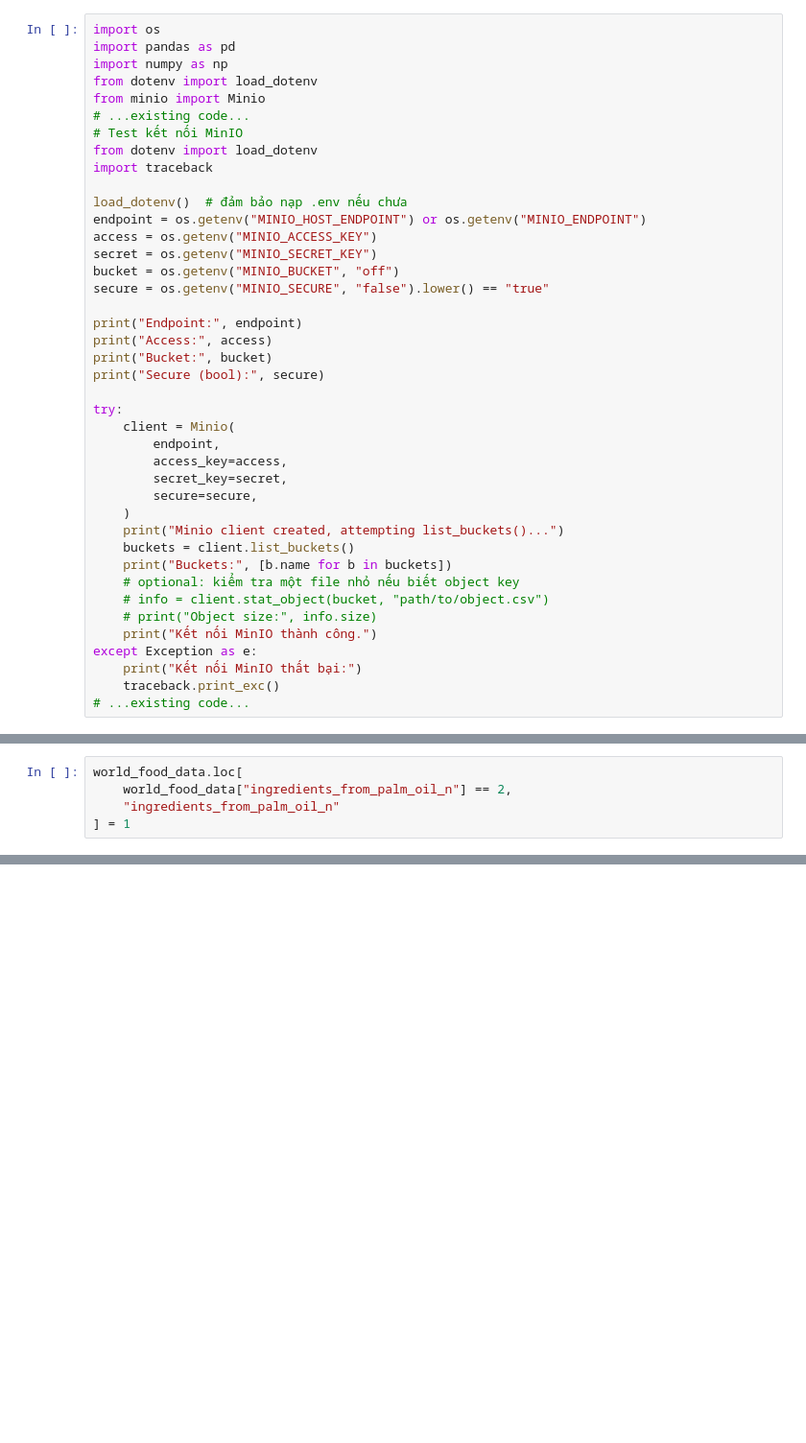
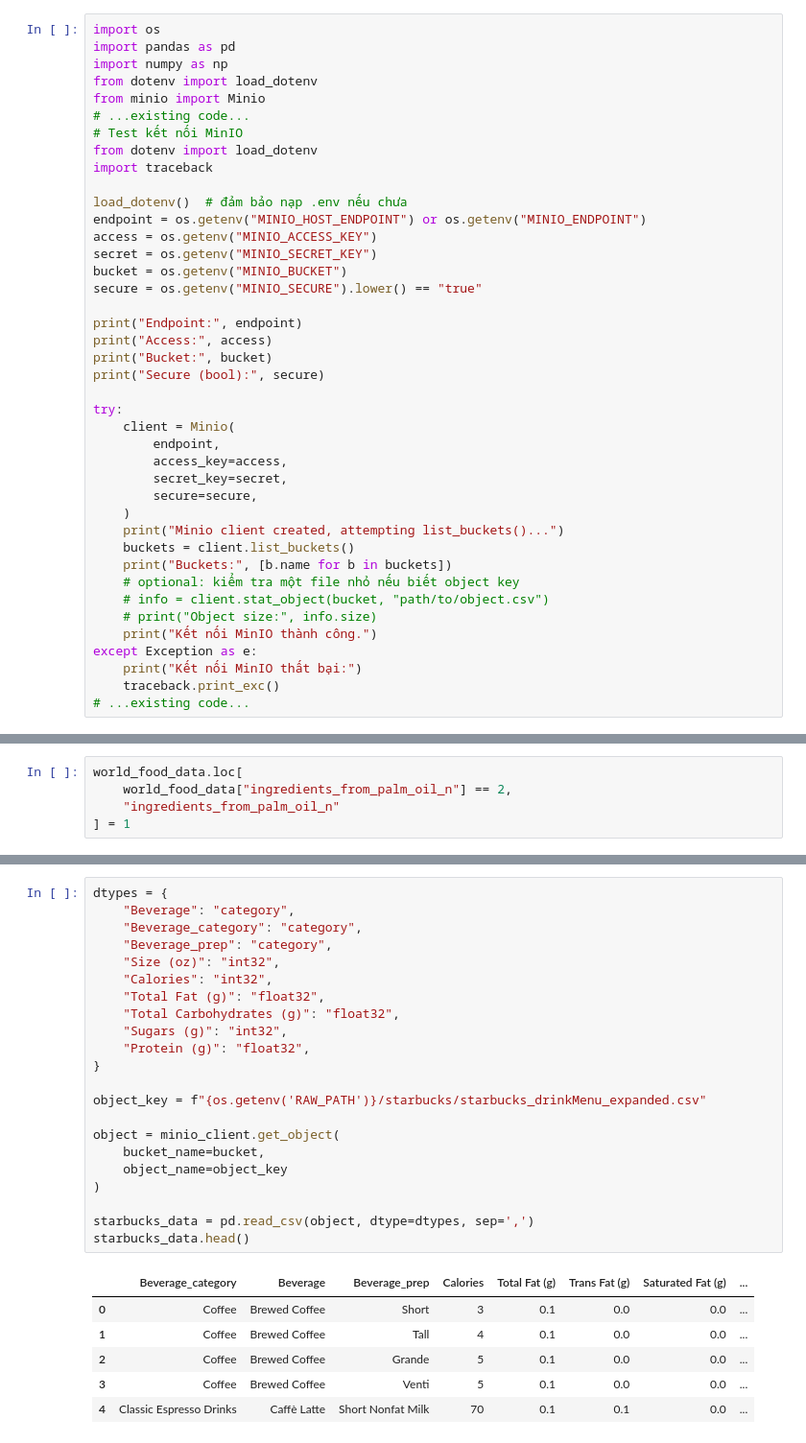
Before and after one commit to td041/e2eML, a Jupyter notebook: src/notebooks/eda.ipynb, the cells around one changed output, grey strips where cells are left out. Shown: that part at 96% size. Drawn from its saved outputs; the diff is of its cells as text; blank space fills up the shorter version.

Commit message:
cleaning starbucks datasets

```diff
--- a/src/notebooks/eda.ipynb
+++ b/src/notebooks/eda.ipynb
@@ -34,8 +34,8 @@ load_dotenv()  # đảm bảo nạp .env nếu chưa
 endpoint = os.getenv("MINIO_HOST_ENDPOINT") or os.getenv("MINIO_ENDPOINT")
 access = os.getenv("MINIO_ACCESS_KEY")
 secret = os.getenv("MINIO_SECRET_KEY")
-bucket = os.getenv("MINIO_BUCKET", "off")
-secure = os.getenv("MINIO_SECURE", "false").lower() == "true"
+bucket = os.getenv("MINIO_BUCKET")
+secure = os.getenv("MINIO_SECURE").lower() == "true"
 
 print("Endpoint:", endpoint)
 print("Access:", access)
@@ -346,0 +354,29 @@ array([0, 1])
+# %%
+dtypes = {
+    "Beverage": "category",
+    "Beverage_category": "category",
+    "Beverage_prep": "category",
+    "Size (oz)": "int32",
+    "Calories": "int32",
+    "Total Fat (g)": "float32",
+    "Total Carbohydrates (g)": "float32",
+    "Sugars (g)": "int32",
+    "Protein (g)": "float32",
+}
+
+object_key = f"{os.getenv('RAW_PATH')}/starbucks/starbucks_drinkMenu_expanded.csv"
+
+object = minio_client.get_object(
+    bucket_name=bucket,
+    object_name=object_key
+)
+
+starbucks_data = pd.read_csv(object, dtype=dtypes, sep=',')
+starbucks_data.head()
+# %% [output]
+|  | Beverage_category | Beverage | Beverage_prep | Calories | Total Fat (g) | Trans Fat (g) | Saturated Fat (g) | ... |
+| 0 | Coffee | Brewed Coffee | Short | 3 | 0.1 | 0.0 | 0.0 | ... |
+| 1 | Coffee | Brewed Coffee | Tall | 4 | 0.1 | 0.0 | 0.0 | ... |
+| 2 | Coffee | Brewed Coffee | Grande | 5 | 0.1 | 0.0 | 0.0 | ... |
+| 3 | Coffee | Brewed Coffee | Venti | 5 | 0.1 | 0.0 | 0.0 | ... |
+| 4 | Classic Espresso Drinks | Caffè Latte | Short Nonfat Milk | 70 | 0.1 | 0.1 | 0.0 | ... |
```
Also changed, not shown: parts of 22 cells of this notebook.
